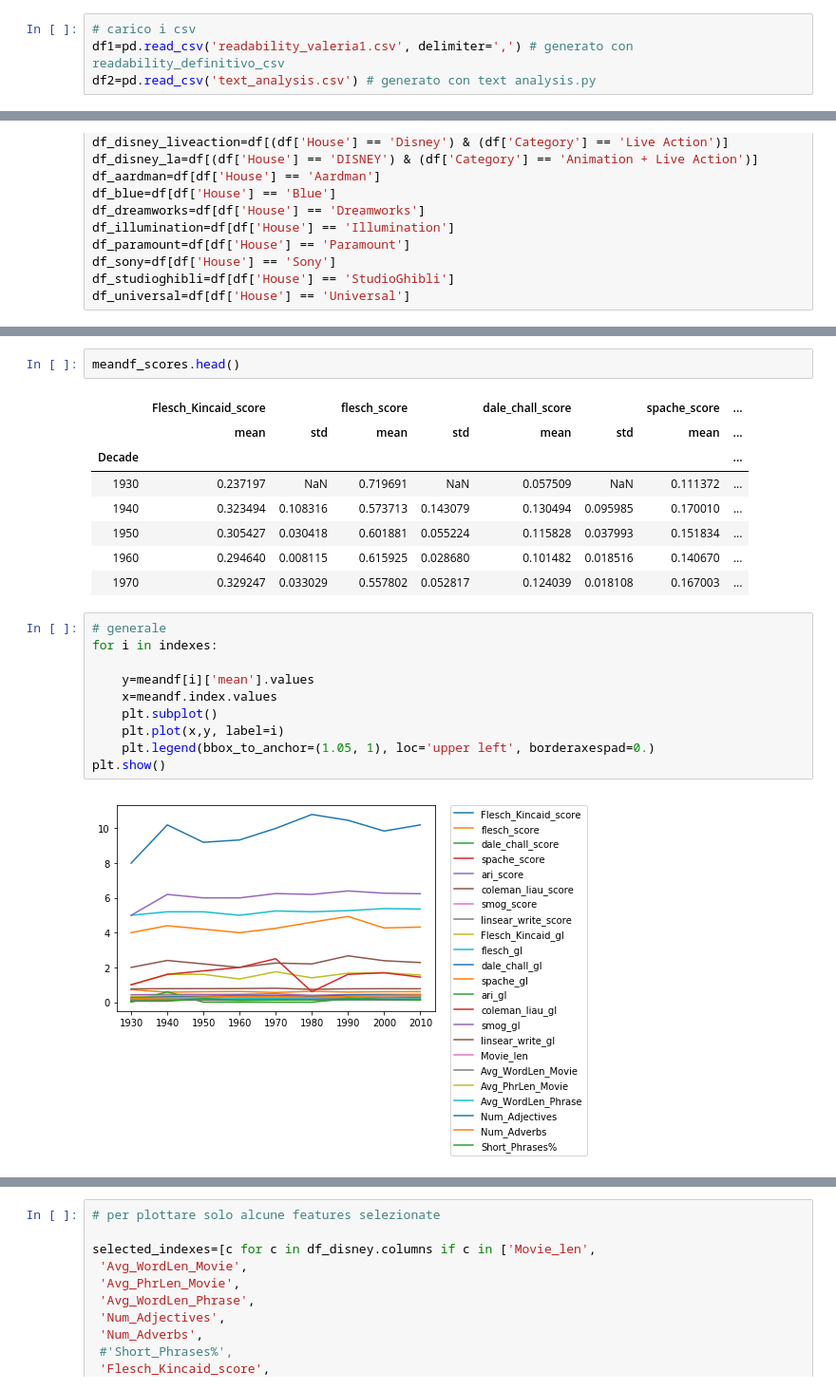
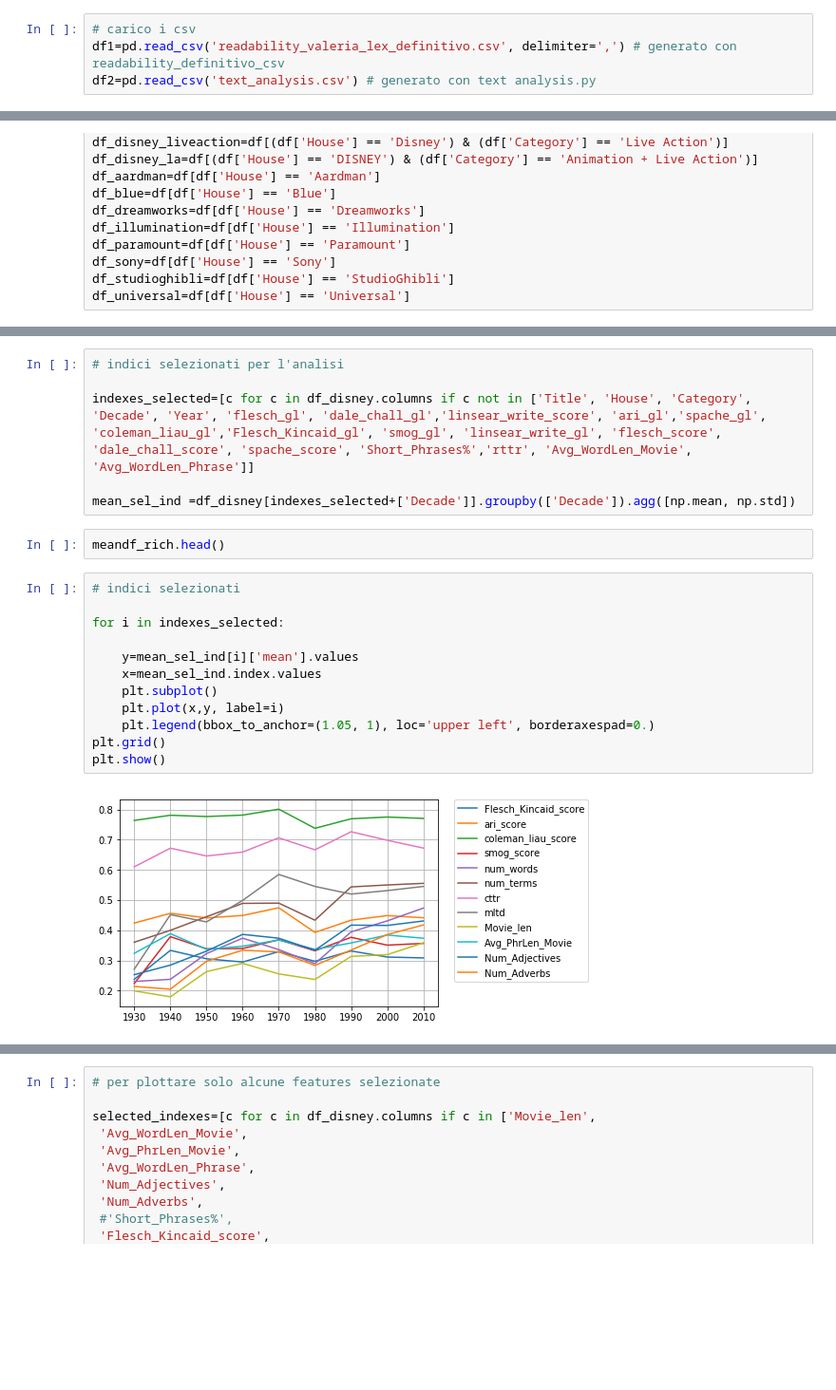
Before and after one commit to AttilioTrovato/Animation-studios-analysis, a Jupyter notebook: Valeria/COMPLESSITA/NUOVI NOTEBOOK/Text_Statistics_Valeria_Elena.ipynb, the cells around one changed output, grey strips where cells are left out. Shown: that part at 95% size. Cells and saved outputs as stored; diff of their text form; blank space fills up the shorter version.

Commit message:
Valeria_Indici_Complessita_New

```diff
--- a/Valeria/COMPLESSITA/NUOVI NOTEBOOK/Text_Statistics_Valeria_Elena.ipynb
+++ b/Valeria/COMPLESSITA/NUOVI NOTEBOOK/Text_Statistics_Valeria_Elena.ipynb
@@ -7,7 +7,7 @@ import seaborn as sns
 from matplotlib import axes
 # %%
 # carico i csv
-df1=pd.read_csv('readability_valeria1.csv', delimiter=',') # generato con readability_definitivo_csv
+df1=pd.read_csv('readability_valeria_lex_definitivo.csv', delimiter=',') # generato con readability_definitivo_csv
 df2=pd.read_csv('text_analysis.csv') # generato con text analysis.py
 # %%
 # nel df1 c'era una colonna che non volevo (strana, l'ho tolta)
@@ -143,26 +140,25 @@ meandf_elena=df_disney[indexes_elena+['Decade']].groupby(['Decade']).agg([np.mea
+# %%
+# indici selezionati per l'analisi
+
+indexes_selected=[c for c in df_disney.columns if c not in ['Title', 'House', 'Category', 'Decade', 'Year', 'flesch_gl', 'dale_chall_gl','linsear_write_score', 'ari_gl','spache_gl', 'coleman_liau_gl','Flesch_Kincaid_gl', 'smog_gl', 'linsear_write_gl', 'flesch_score', 'dale_chall_score', 'spache_score', 'Short_Phrases%','rttr', 'Avg_WordLen_Movie', 'Avg_WordLen_Phrase']]
+
+mean_sel_ind =df_disney[indexes_selected+['Decade']].groupby(['Decade']).agg([np.mean, np.std])
 # %%
-meandf_scores.head()
+meandf_rich.head()
-# %% [output]
-|  | Flesch_Kincaid_score |  | flesch_score |  | dale_chall_score |  | spache_score | ... |
-|  | mean | std | mean | std | mean | std | mean | ... |
-| Decade |  |  |  |  |  |  |  | ... |
-| 1930 | 0.237197 | NaN | 0.719691 | NaN | 0.057509 | NaN | 0.111372 | ... |
-| 1940 | 0.323494 | 0.108316 | 0.573713 | 0.143079 | 0.130494 | 0.095985 | 0.170010 | ... |
-| 1950 | 0.305427 | 0.030418 | 0.601881 | 0.055224 | 0.115828 | 0.037993 | 0.151834 | ... |
-| 1960 | 0.294640 | 0.008115 | 0.615925 | 0.028680 | 0.101482 | 0.018516 | 0.140670 | ... |
-| 1970 | 0.329247 | 0.033029 | 0.557802 | 0.052817 | 0.124039 | 0.018108 | 0.167003 | ... |
 # %%
-# generale
-for i in indexes:
+# indici selezionati
 
-    y=meandf[i]['mean'].values
-    x=meandf.index.values
+for i in indexes_selected:
+
+    y=mean_sel_ind[i]['mean'].values
+    x=mean_sel_ind.index.values
     plt.subplot()
     plt.plot(x,y, label=i)
     plt.legend(bbox_to_anchor=(1.05, 1), loc='upper left', borderaxespad=0.)
+plt.grid()
 plt.show()
 # %% [output]
-[figure, old version]
+[figure, new version]
 # %%
 # indici elena
 for i in indexes_elena:
```
Also changed, not shown: parts of 31 cells of this notebook, 10 other files.
